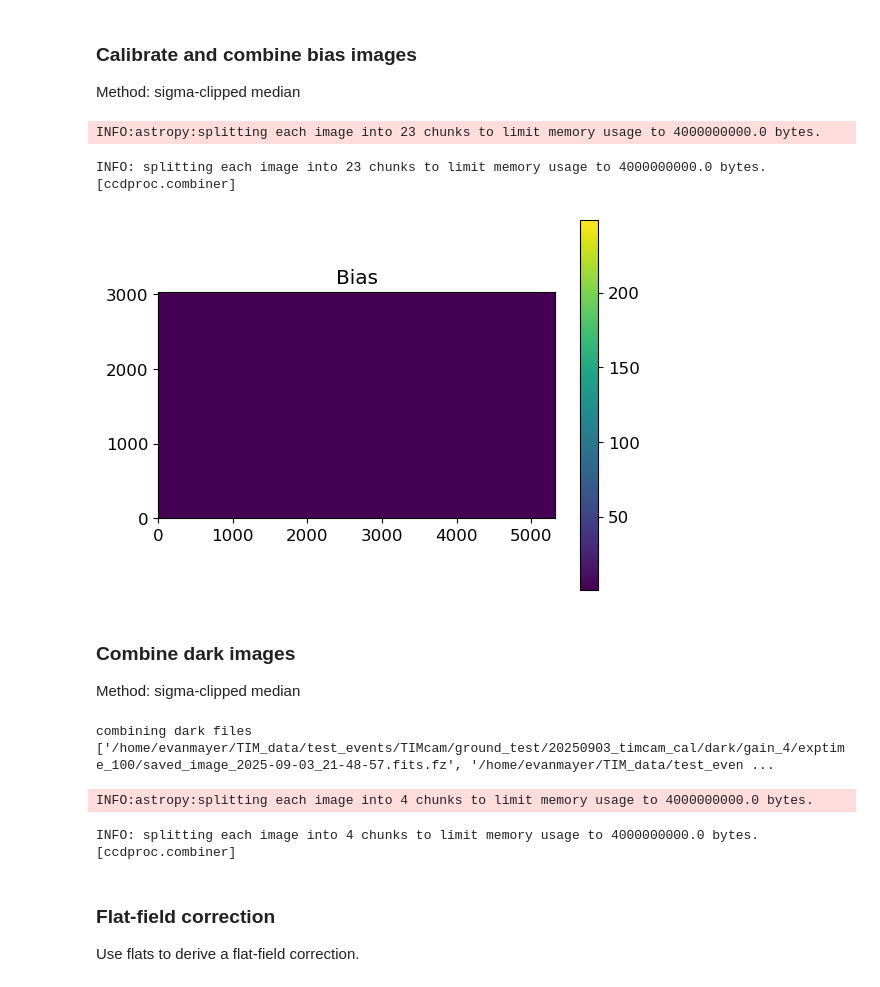
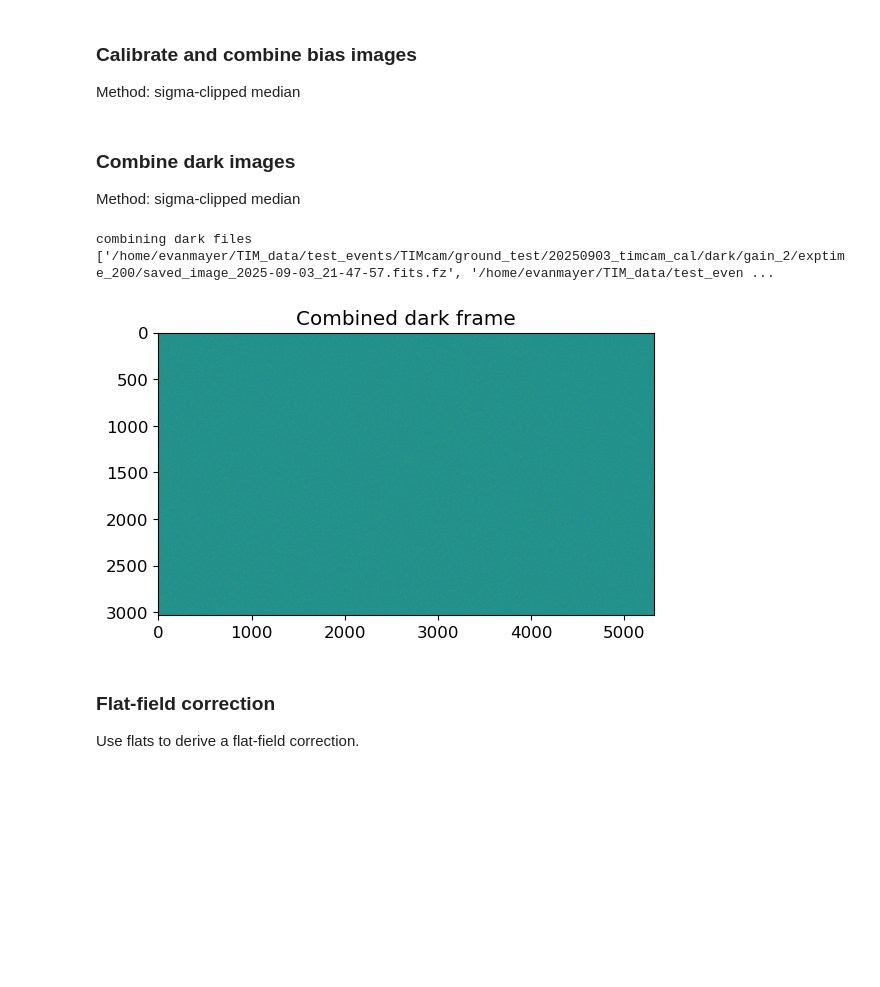
Before and after one commit to evanmayer/starcam-sim, a Jupyter notebook: pipeline/calibration.ipynb, the cells around one changed output. Drawn from its saved outputs; the diff is of its cells as text; code cells hidden in the pictures; blank space fills up the shorter version.

```diff
--- a/pipeline/calibration.ipynb
+++ b/pipeline/calibration.ipynb
@@ -19,6 +19,8 @@ import sep
 
 matplotlib.rcParams.update({'font.size': 12})
 
+STRIDE = 10
+
 %matplotlib inline
 # %% [markdown]
 ### Locate all images
@@ -143,7 +146,7 @@ if processing_steps['bias']:
             sigma_clip_high_thresh=5,
             sigma_clip_func=np.ma.median,
             sigma_clip_dev_func=mad_std,
-            mem_limit=4e9,
+            mem_limit=16e9,
             hdu=1
         )
         combined_bias.meta['combined'] = True
@@ -158,10 +161,6 @@ if processing_steps['bias']:
             plt.colorbar(im)
             ax.set_title("Bias")
             plt.show()
-# %% [output]
-INFO:astropy:splitting each image into 23 chunks to limit memory usage to 4000000000.0 bytes.
-INFO: splitting each image into 23 chunks to limit memory usage to 4000000000.0 bytes. [ccdproc.combiner]
-[figure, removed]
 # %% [markdown]
 ### Combine dark images
 
@@ -171,37 +170,37 @@ if processing_steps['dark']:
     if not os.path.exists(os.path.join(calibrated_data, 'dark')):
         os.makedirs(os.path.join(calibrated_data, 'dark'))
 
     dark_paths = [os.path.join(dark_files.location, file) for file in dark_files.files]
     print('combining dark files', dark_paths)
     combined_dark = ccdp.combine(
         dark_paths,
         output_file=os.path.join(calibrated_data, 'dark', 'combined_dark.fits'),
         overwrite_output=True,
         method='average',
         sigma_clip=True,
         sigma_clip_low_thresh=5,
         sigma_clip_high_thresh=5,
         sigma_clip_func=np.ma.median,
         sigma_clip_dev_func=mad_std,
-        mem_limit=4e9,
+        mem_limit=16e9,
         hdu=1
     )
 
     vis = True
     # Combine dark frames
     combined_dark_frame = CCDData.read(calibrated_data / 'dark' / 'combined_dark.fits')
     if vis:
         fig, ax = plt.subplots()
         ax.imshow(
             combined_dark_frame.data,
             vmin=-.4*combined_dark_frame.data.std() + np.median(combined_dark_frame.data),
             vmax=.4*combined_dark_frame.data.std() + np.median(combined_dark_frame.data)
         )
         ax.set_title('Combined dark frame')
+        plt.show()
 # %% [output]
-combining dark files ['/home/evanmayer/TIM_data/test_events/TIMcam/ground_test/20250903_timcam_cal/dark/gain_4/exptime_100/saved_image_2025-09-03_21-48-57.fits.fz', '/home/evanmayer/TIM_data/test_even ...
+combining dark files ['/home/evanmayer/TIM_data/test_events/TIMcam/ground_test/20250903_timcam_cal/dark/gain_2/exptime_200/saved_image_2025-09-03_21-47-57.fits.fz', '/home/evanmayer/TIM_data/test_even ...
-INFO:astropy:splitting each image into 4 chunks to limit memory usage to 4000000000.0 bytes.
-INFO: splitting each image into 4 chunks to limit memory usage to 4000000000.0 bytes. [ccdproc.combiner]
+[figure, added]
 # %% [markdown]
 ### Flat-field correction
 
```
Also changed, not shown: parts of 12 cells of this notebook, 3 other files.
